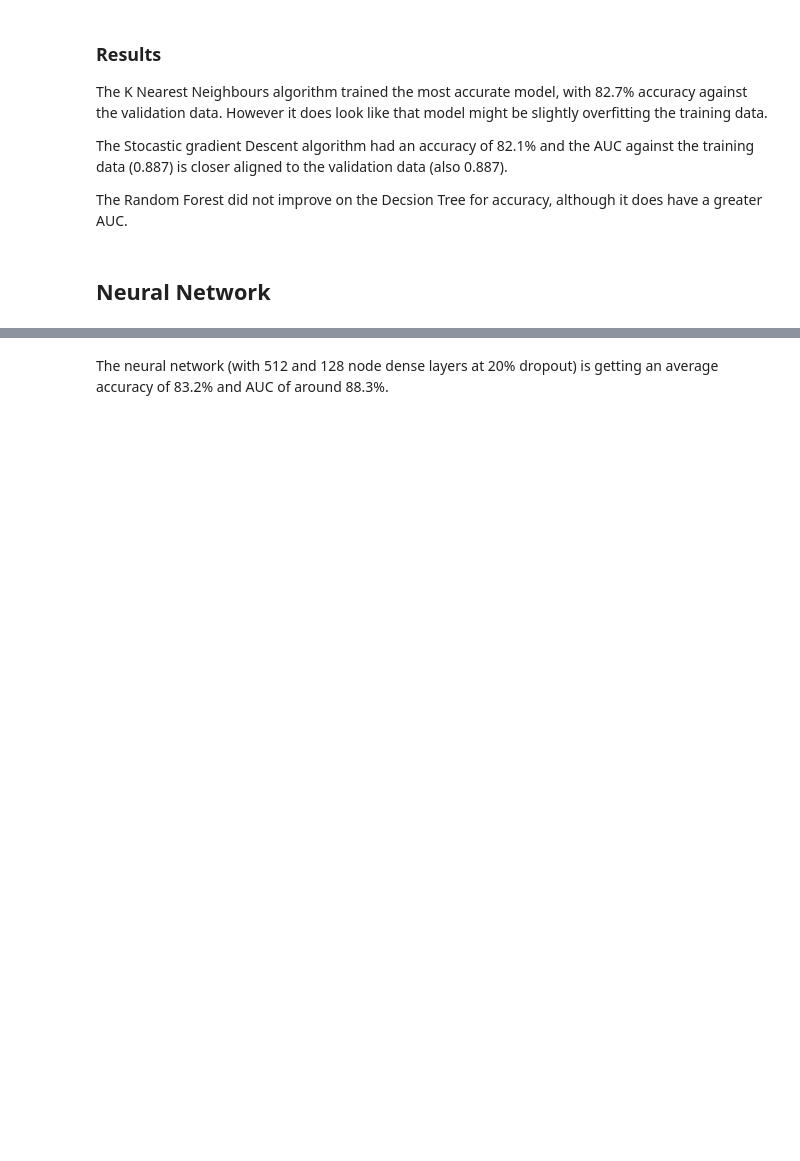
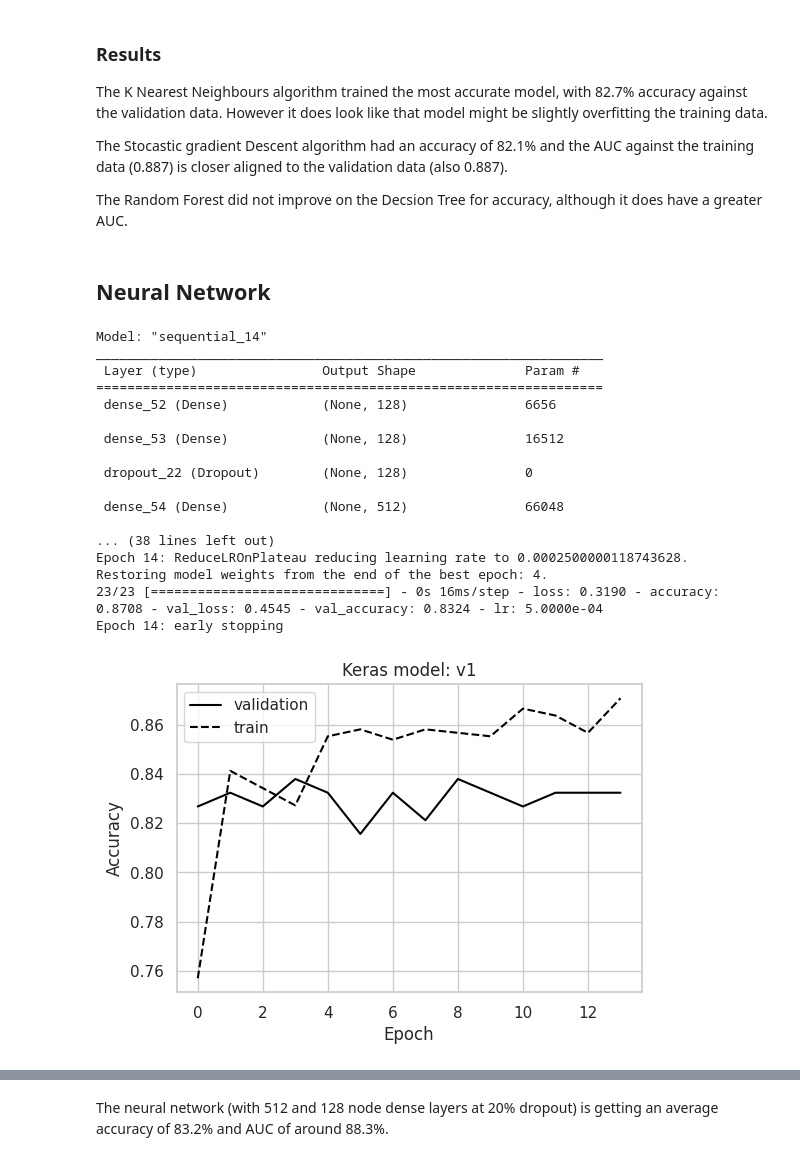
Before and after one commit to tommyarmstrong/Titanic, a Jupyter notebook: titanic_oct_2023.ipynb, the cells around one changed output, grey strips where cells are left out. Saved outputs shown, nothing was run; the diff lists cells and outputs as text; code cells hidden in the pictures; blank space fills up the shorter version.

```diff
--- a/titanic_oct_2023.ipynb
+++ b/titanic_oct_2023.ipynb
@@ -1400,13 +1430,11 @@ def make_deep_model(input_shape, dense_layers=[], dropouts=[], learning_rate=0.0
       input_shape           :
       dense_layers (list)   : List of ints. Each is the number of nodes in a dense layer
       dropouts (list)       : List of floats 0.0 - 1.0. Each is the dropout for a dense layer
-
-      learning_rate (float) : Learning rate for training the model.
   _______________________________________________________
     Returns                       : Keras model
   """
   # Add input layer
-  layers = [Dense(128, input_shape=(X_train_fold.shape[1],), activation='relu')]
+  layers = [Dense(128, input_shape=input_shape, activation='relu')]
   # Add hidden dense layers
   i=0
   for units in dense_layers:
@@ -1547,8 +1575,9 @@ def execute_training(
   """
 
   # Create the model
+  input_shape=(X_train.shape[1],)
   model = make_deep_model(
-    input_shape=(X_train_fold.shape[1],),
+    input_shape=input_shape,
     dense_layers=dense_layers,
     dropouts=dropouts,
     learning_rate=learning_rate
@@ -1567,10 +1596,52 @@ def execute_training(
   )
 
   # Plot the accuracy
-  plot_title = f'Keras Model: {model_ver}. Learning Rate: 0.0005'
+  #plot_title = f'Keras Model: {model_ver}. Learning Rate: {learning_rate}'
   plot_accuracy(history, plot_title)
 
   return(history, model)
+# %%
+model_ver = 'v1'
+
+# Select callbacks
+callbacks = []
+#callbacks.append(set_checkpoint())
+callbacks.append(set_learning_rate_reduction())
+callbacks.append(set_early_stoping(patience=10))
+
+history, model = execute_training(
+  X_train,
+  y_train,
+  X_val,
+  y_val,
+  model_ver=model_ver,
+  plot_title=f'Keras model: {model_ver}',
+  dense_layers=[128, 512],
+  dropouts=[0.2, 0.2],
+  batch_size = 64,
+  epochs = 20,
+  learning_rate = 0.001,
+  callbacks = callbacks
+)
+# %% [output]
+Model: "sequential_14"
+_________________________________________________________________
+ Layer (type)                Output Shape              Param #
+=================================================================
+ dense_52 (Dense)            (None, 128)               6656
+
+ dense_53 (Dense)            (None, 128)               16512
+
+ dropout_22 (Dropout)        (None, 128)               0
+
+ dense_54 (Dense)            (None, 512)               66048
+
+... (38 lines left out)
+Epoch 14: ReduceLROnPlateau reducing learning rate to 0.0002500000118743628.
+Restoring model weights from the end of the best epoch: 4.
+23/23 [==============================] - 0s 16ms/step - loss: 0.3190 - accuracy: 0.8708 - val_loss: 0.4545 - val_accuracy: 0.8324 - lr: 5.0000e-04
+Epoch 14: early stopping
+[figure, added]
 # %%
 model_ver='vX'
 def execute_training2(
```
Also changed, not shown: parts of 24 cells of this notebook.
